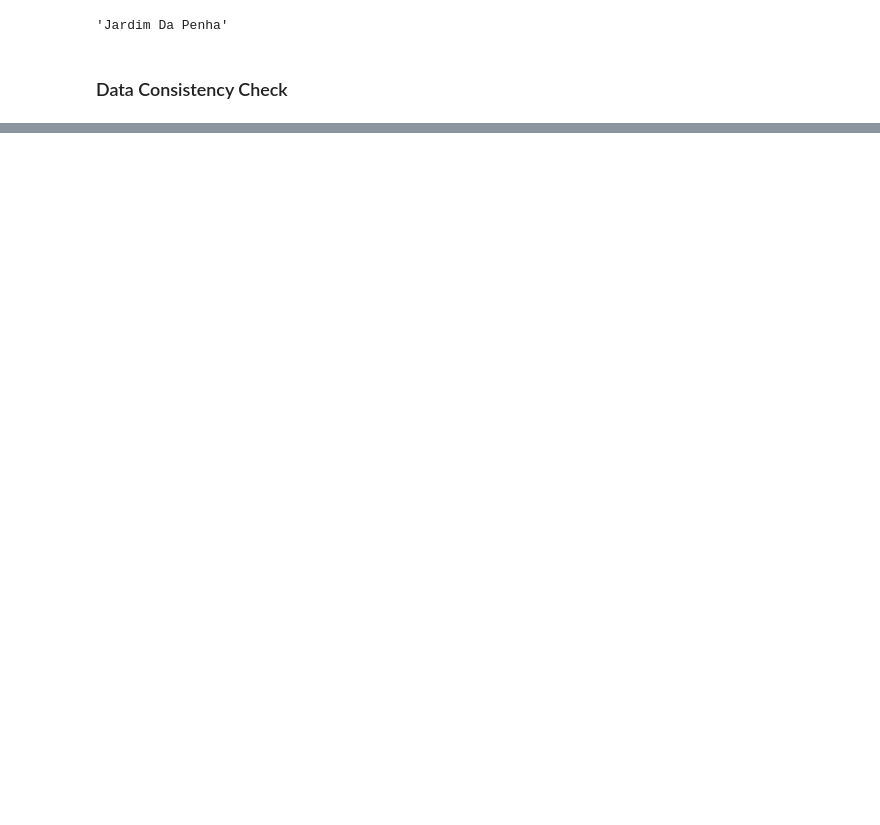
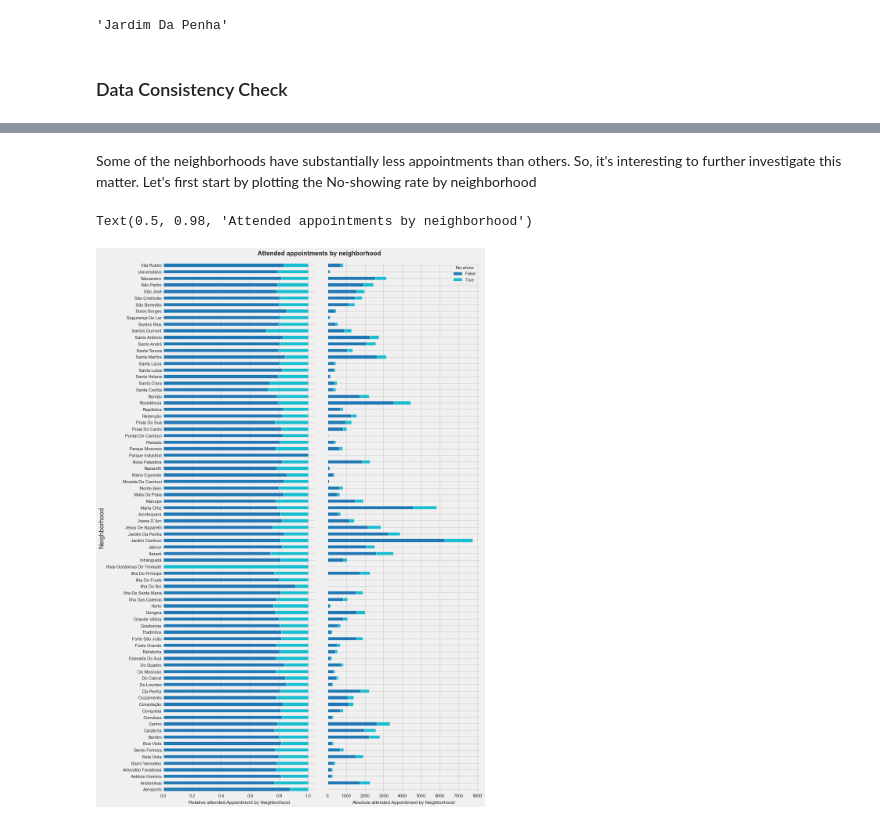
Before and after one commit to skacem/Business-Analytics, a Jupyter notebook: Misc/Medical_appointment_analysis.ipynb, the cells around one changed output, grey strips where cells are left out. Saved outputs shown, nothing was run; the diff lists cells and outputs as text; code cells hidden in the pictures; blank space fills up the shorter version.

```diff
--- a/Misc/Medical_appointment_analysis.ipynb
+++ b/Misc/Medical_appointment_analysis.ipynb
@@ -201,0 +230,24 @@ memory usage: 8.8 MB
+# %% [markdown]
+Some of the neighborhoods have substantially less appointments than others. So, it's interesting to further investigate this matter. Let's first start by plotting the No-showing rate by neighborhood
+# %%
+## Initialize the matplotlib figure:
+fig, axs = plt.subplots(1,2, figsize=(12, 20), sharey=True)
+fig.tight_layout()
+fig.subplots_adjust(top=.96)  #Adjusting the space for the superior title
+
+pd.crosstab(df['Neighborhood'],
+            df['No-show'], normalize='index').plot.barh(align='center',
+                                                        cmap='tab10',
+                                                        stacked=True, ax=axs[0])
+axs[0].get_legend().remove()
+axs[0].set_title('Relative attended Appointment by Neighborhood', fontsize=12, y=-.025)
+
+pd.crosstab(df['Neighborhood'], df['No-show']).plot.barh(align='center', stacked=True,
+                                                         cmap='tab10',ax=axs[1])
+
+axs[1].set_title('Absolute attended Appointment by Neighborhood', fontsize=12, y=-.025)
+
+plt.suptitle('Attended appointments by neighborhood', fontsize=16, fontweight='bold')
+# %% [output]
+Text(0.5, 0.98, 'Attended appointments by neighborhood')
+[figure, added]
```
Also changed, not shown: parts of 44 cells of this notebook.
